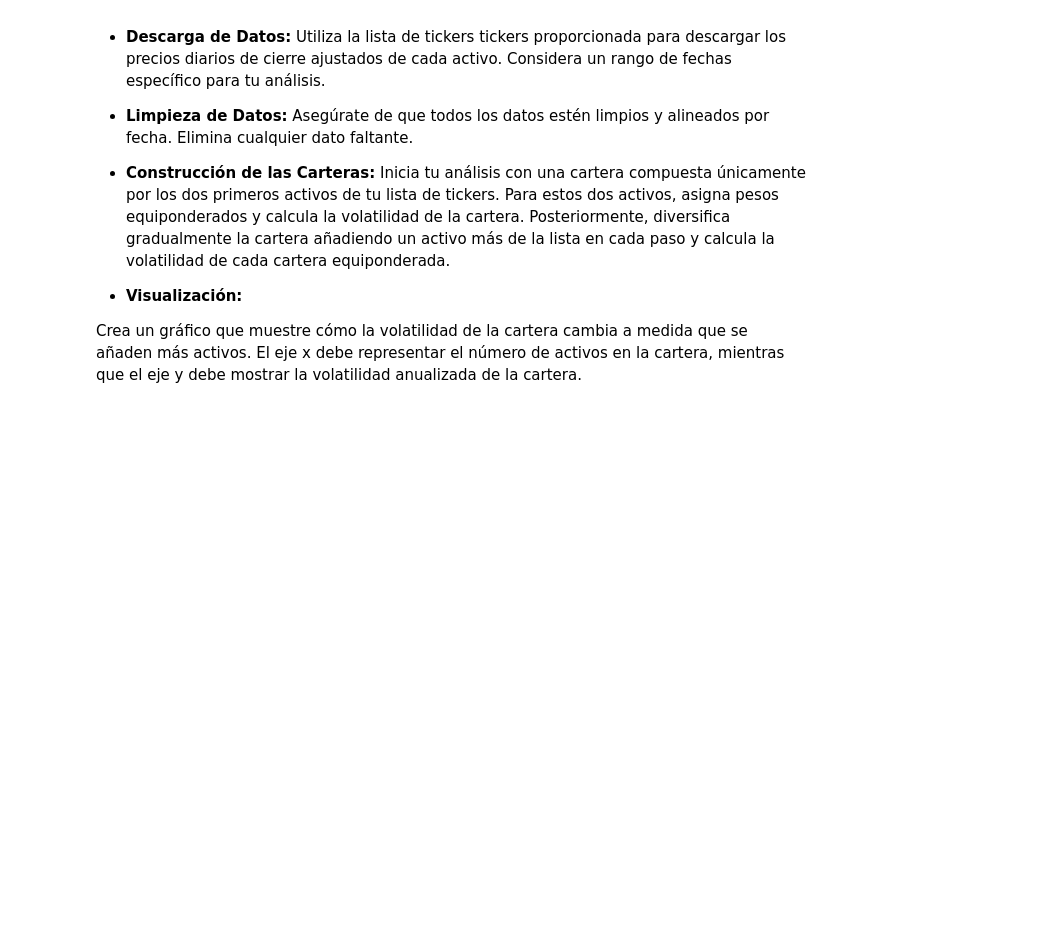
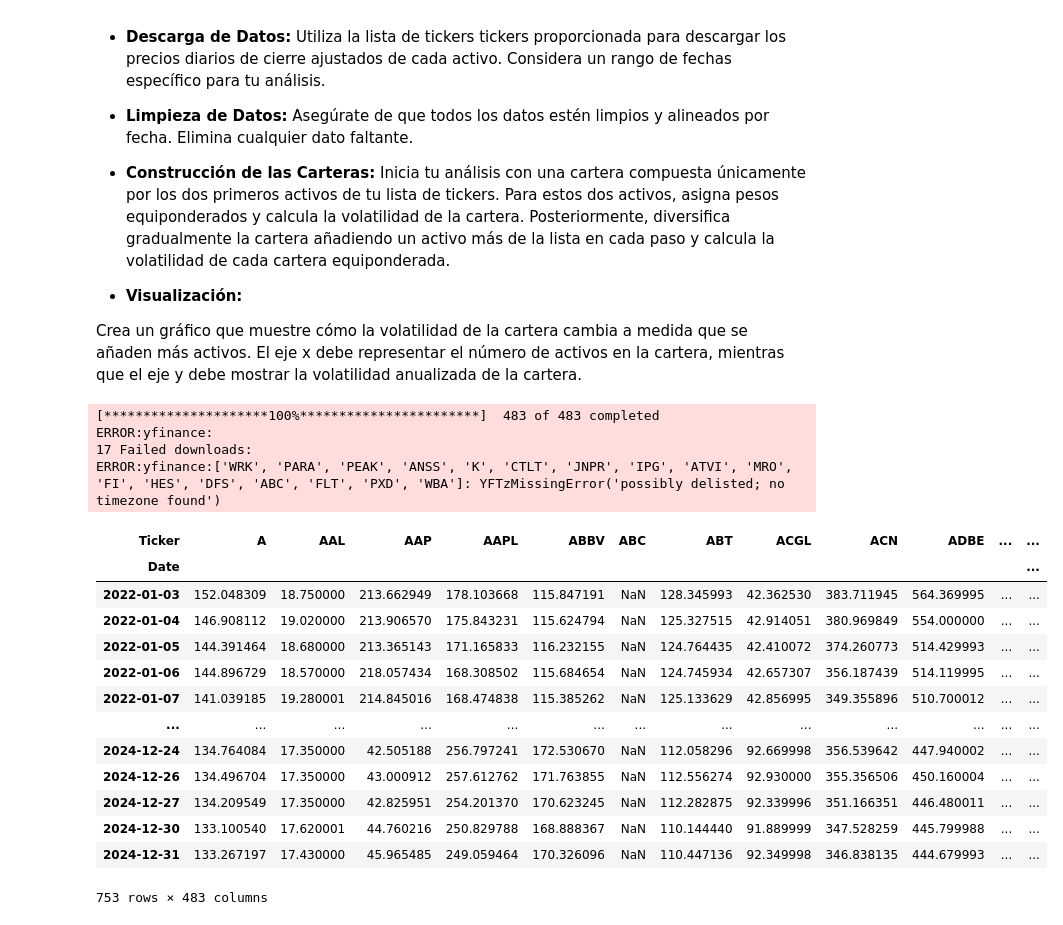
Before and after one commit to alfonso-santos/microcredencial-carteras-python, a Jupyter notebook: Tema_2_Carteras_Intro/src/analisis-diversificacion.ipynb, the cells around one changed output. Drawn from its saved outputs; the diff is of its cells as text; code cells hidden in the pictures; blank space fills up the shorter version.

```diff
--- a/Tema_2_Carteras_Intro/src/analisis-diversificacion.ipynb
+++ b/Tema_2_Carteras_Intro/src/analisis-diversificacion.ipynb
@@ -562,0 +561,34 @@ tickers = [
+# %%
+## TO-DO
+
+import numpy as np
+import pandas as pd
+import matplotlib.pyplot as plt
+import yfinance as yf
+import missingno as msno
+
+plt.style.use("ggplot")
+
+data = yf.download(tickers, start = "2022-01-01", end = "2025-01-01", auto_adjust= False, multi_level_index= False)["Adj Close"]
+# %% [output]
+[*********************100%***********************]  483 of 483 completed
+ERROR:yfinance:
+17 Failed downloads:
+ERROR:yfinance:['WRK', 'PARA', 'PEAK', 'ANSS', 'K', 'CTLT', 'JNPR', 'IPG', 'ATVI', 'MRO', 'FI', 'HES', 'DFS', 'ABC', 'FLT', 'PXD', 'WBA']: YFTzMissingError('possibly delisted; no timezone found')
+# %%
+data
+# %% [output]
+| Ticker | A | AAL | AAP | AAPL | ABBV | ABC | ABT | ACGL | ACN | ADBE | ... | ... |
+| Date |  |  |  |  |  |  |  |  |  |  |  | ... |
+| 2022-01-03 | 152.048309 | 18.750000 | 213.662949 | 178.103668 | 115.847191 | NaN | 128.345993 | 42.362530 | 383.711945 | 564.369995 | ... | ... |
+| 2022-01-04 | 146.908112 | 19.020000 | 213.906570 | 175.843231 | 115.624794 | NaN | 125.327515 | 42.914051 | 380.969849 | 554.000000 | ... | ... |
+| 2022-01-05 | 144.391464 | 18.680000 | 213.365143 | 171.165833 | 116.232155 | NaN | 124.764435 | 42.410072 | 374.260773 | 514.429993 | ... | ... |
+| 2022-01-06 | 144.896729 | 18.570000 | 218.057434 | 168.308502 | 115.684654 | NaN | 124.745934 | 42.657307 | 356.187439 | 514.119995 | ... | ... |
+| 2022-01-07 | 141.039185 | 19.280001 | 214.845016 | 168.474838 | 115.385262 | NaN | 125.133629 | 42.856995 | 349.355896 | 510.700012 | ... | ... |
+| ... | ... | ... | ... | ... | ... | ... | ... | ... | ... | ... | ... | ... |
+| 2024-12-24 | 134.764084 | 17.350000 | 42.505188 | 256.797241 | 172.530670 | NaN | 112.058296 | 92.669998 | 356.539642 | 447.940002 | ... | ... |
+| 2024-12-26 | 134.496704 | 17.350000 | 43.000912 | 257.612762 | 171.763855 | NaN | 112.556274 | 92.930000 | 355.356506 | 450.160004 | ... | ... |
+| 2024-12-27 | 134.209549 | 17.350000 | 42.825951 | 254.201370 | 170.623245 | NaN | 112.282875 | 92.339996 | 351.166351 | 446.480011 | ... | ... |
+| 2024-12-30 | 133.100540 | 17.620001 | 44.760216 | 250.829788 | 168.888367 | NaN | 110.144440 | 91.889999 | 347.528259 | 445.799988 | ... | ... |
+| 2024-12-31 | 133.267197 | 17.430000 | 45.965485 | 249.059464 | 170.326096 | NaN | 110.447136 | 92.349998 | 346.838135 | 444.679993 | ... | ... |
+753 rows × 483 columns
```
Also changed, not shown: parts of 8 cells of this notebook.
